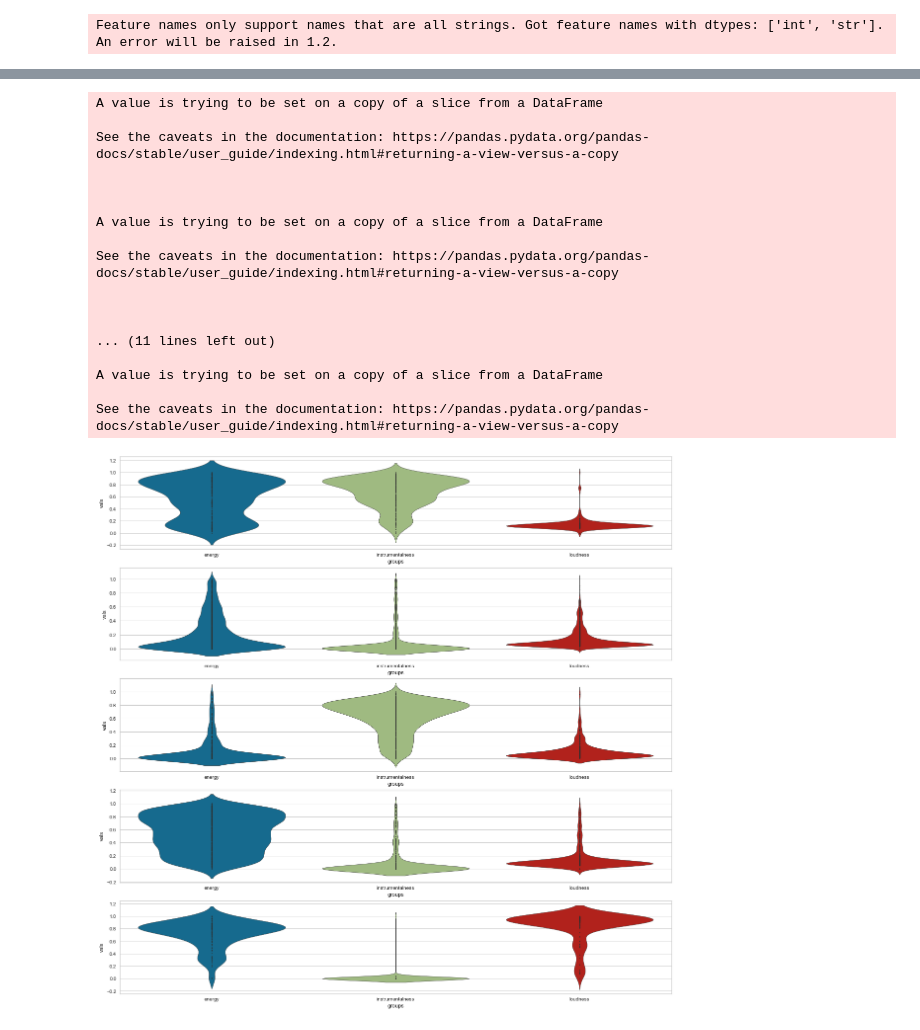
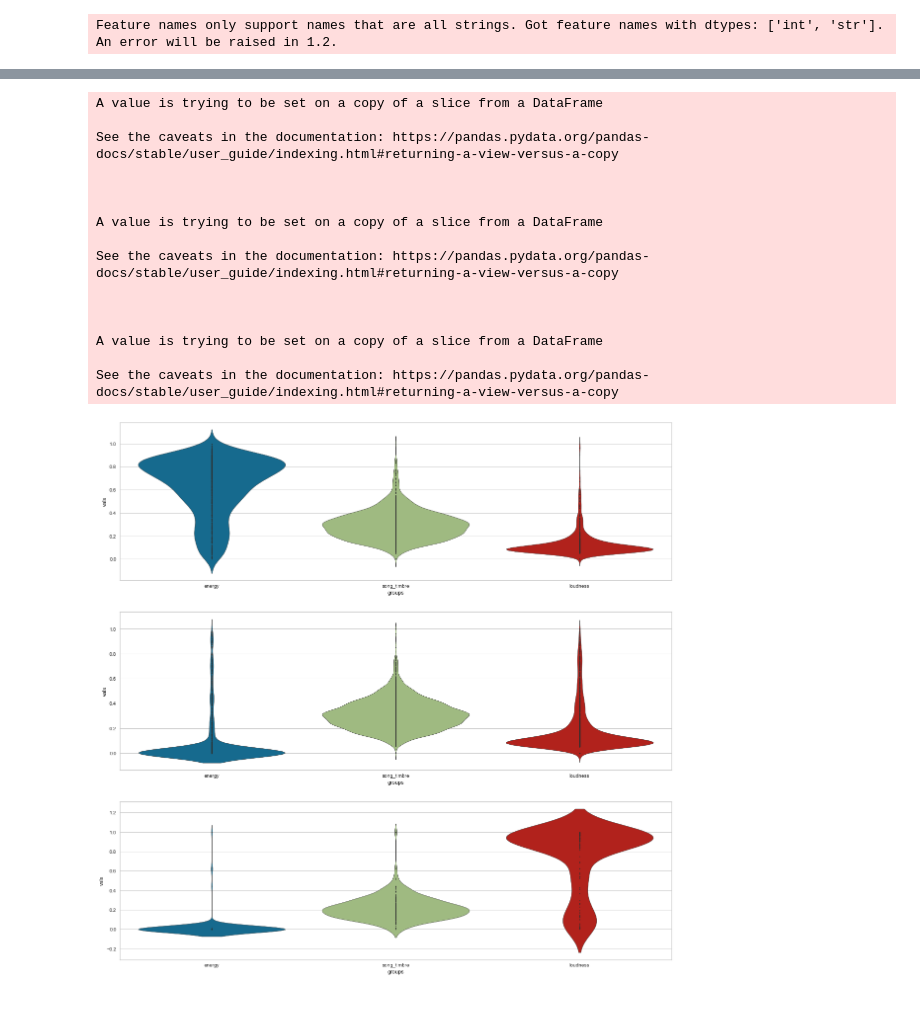
Before and after one commit to crispianm/SpotifySmartSort, a Jupyter notebook: clustering/better_clustering.ipynb, the cells around one changed output, grey strips where cells are left out. Cells and saved outputs as stored; diff of their text form; code cells hidden in the pictures.

```diff
--- a/clustering/better_clustering.ipynb
+++ b/clustering/better_clustering.ipynb
@@ -161,9 +164,10 @@ from yellowbrick.cluster import SilhouetteVisualizer
 from yellowbrick.datasets import load_nfl
 from yellowbrick.cluster import KElbowVisualizer
 # %%
-data = pd.read_csv("./data/data.csv")
-df = pd.read_csv("./data/data.csv")
+data = pd.read_csv("../data/data_timbre.csv")
+df = pd.read_csv("../data/data_timbre.csv")
 columns_to_remove = ['Unnamed: 0',
+                    'Unnamed: 0.1',
                     'id',
                     'track_title',
                     'album_title',
@@ -251,13 +258,12 @@ df
 # %%
 # #  -------------------------------- Finding k  -------------------------------
 
-df1 = df[['acousticness', 'instrumentalness', 'speechiness']]
+df1 = df[['instrumentalness',  'song_timbre',  'speechiness']]
 
 x = df1.values #returns a numpy array
 min_max_scaler = preprocessing.MinMaxScaler()
 x_scaled2 = min_max_scaler.fit_transform(x)
 df1 = pd.DataFrame(x_scaled2)
 df1
-df1
 # %% [output]
 |  | 0 | 1 | 2 |
@@ -278,7 +284,7 @@ df1
 x_scaled2 = df1
 
 kmeans = KMeans(init="k-means++",
-                n_clusters=5,
+                n_clusters=3,
                 max_iter = 500).fit(x_scaled2)
 df1['kmeans'] = pd.DataFrame(kmeans.labels_)
 # df1.columns = ['energy', 'instrumentalness', 'loudness',']
@@ -286,7 +292,7 @@ df1['kmeans'] = pd.DataFrame(kmeans.labels_)
 
 df['kmeans'] = df1['kmeans']
 
-fig = px.scatter_3d(df, x='danceability', y='instrumentalness', z='tempo',
+fig = px.scatter_3d(df, x='energy', y='instrumentalness', z='loudness',
               color='kmeans')
 fig.show()
 # %% [output]
@@ -324,13 +314,13 @@ df1
 # %%
 # ---------------------------------- Violin Plot for each cluster ------------------
 
-cols_to_plot = ['energy', 'instrumentalness', 'loudness' ]
+cols_to_plot = ['energy', 'song_timbre', 'loudness' ]
 
 c0 = df1[df1['kmeans']==0]
 c1 = df1[df1['kmeans']==1]
 c2 = df1[df1['kmeans']==2]
-c3 = df1[df1['kmeans']==3]
-c4 = df1[df1['kmeans']==4]
+# c3 = df1[df1['kmeans']==3]
+# c4 = df1[df1['kmeans']==4]
 
 # genre =df ['genre']
 # c0['genre'] = genre
@@ -340,8 +330,8 @@ c4 = df1[df1['kmeans']==4]
 c0.drop(['kmeans'], axis=1, inplace=True)
 c1.drop(['kmeans'], axis=1, inplace=True)
 c2.drop(['kmeans'], axis=1, inplace=True)
-c3.drop(['kmeans'], axis=1, inplace=True)
-c4.drop(['kmeans'], axis=1, inplace=True)
+# c3.drop(['kmeans'], axis=1, inplace=True)
+# c4.drop(['kmeans'], axis=1, inplace=True)
 
 
 x = c0.values #returns a numpy array
@@ -361,48 +351,46 @@ c1=c1.melt(var_name='groups', value_name='vals')
 x = c2.values #returns a numpy array
 min_max_scaler = preprocessing.MinMaxScaler()
 c2_scaled = min_max_scaler.fit_transform(x)
 c2 = pd.DataFrame(c2_scaled)
 c2.columns = cols_to_plot
 c2=c2.melt(var_name='groups', value_name='vals')
 
-x = c3.values #returns a numpy array
-min_max_scaler = preprocessing.MinMaxScaler()
-c3_scaled = min_max_scaler.fit_transform(x)
-c3 = pd.DataFrame(c3_scaled)
-c3.columns = cols_to_plot
-c3=c3.melt(var_name='groups', value_name='vals')
+# x = c3.values #returns a numpy array
+# min_max_scaler = preprocessing.MinMaxScaler()
+# c3_scaled = min_max_scaler.fit_transform(x)
+# c3 = pd.DataFrame(c3_scaled)
+# c3.columns = cols_to_plot
+# c3=c3.melt(var_name='groups', value_name='vals')
 
-x = c4.values #returns a numpy array
-min_max_scaler = preprocessing.MinMaxScaler()
-c4_scaled = min_max_scaler.fit_transform(x)
-c4 = pd.DataFrame(c4_scaled)
-c4.columns = cols_to_plot
-c4=c4.melt(var_name='groups', value_name='vals')
+# x = c4.values #returns a numpy array
+# min_max_scaler = preprocessing.MinMaxScaler()
+# c4_scaled = min_max_scaler.fit_transform(x)
+# c4 = pd.DataFrame(c4_scaled)
+# c4.columns = cols_to_plot
+# c4=c4.melt(var_name='groups', value_name='vals')
 
-f, axes = plt.subplots(5, 1, figsize=(20,20))
+f, axes = plt.subplots(3, 1, figsize=(20,20))
 ax = sns.violinplot( data=c0 ,x="groups", y="vals", linewidth = 0.6, inner = 'point', scale= 'width', ax=axes[0])
 ax = sns.violinplot( data=c1 ,x="groups", y="vals", linewidth = 0.6, inner = 'point', scale= 'width', ax=axes[1])
 ax = sns.violinplot( data=c2 ,x="groups", y="vals", linewidth = 0.6, inner = 'point', scale= 'width', ax=axes[2])
-ax = sns.violinplot( data=c3 ,x="groups", y="vals", linewidth = 0.6, inner = 'point', scale= 'width', ax=axes[3])
-ax = sns.violinplot( data=c4 ,x="groups", y="vals", linewidth = 0.6, inner = 'point', scale= 'width', ax=axes[4])
+# ax = sns.violinplot( data=c3 ,x="groups", y="vals", linewidth = 0.6, inner = 'point', scale= 'width', ax=axes[3])
+# ax = sns.violinplot( data=c4 ,x="groups", y="vals", linewidth = 0.6, inner = 'point', scale= 'width', ax=axes[4])
 
 plt.show()
 # %% [output]
 A value is trying to be set on a copy of a slice from a DataFrame
 
 See the caveats in the documentation: https://pandas.pydata.org/pandas-docs/stable/user_guide/indexing.html#returning-a-view-versus-a-copy
 
 
 
 A value is trying to be set on a copy of a slice from a DataFrame
 
 See the caveats in the documentation: https://pandas.pydata.org/pandas-docs/stable/user_guide/indexing.html#returning-a-view-versus-a-copy
 
 
 
-... (11 lines left out)
-
 A value is trying to be set on a copy of a slice from a DataFrame
 
 See the caveats in the documentation: https://pandas.pydata.org/pandas-docs/stable/user_guide/indexing.html#returning-a-view-versus-a-copy
-[figure, old version]
+[figure, new version]
```
Also changed, not shown: parts of 10 cells of this notebook, 7 other files.
